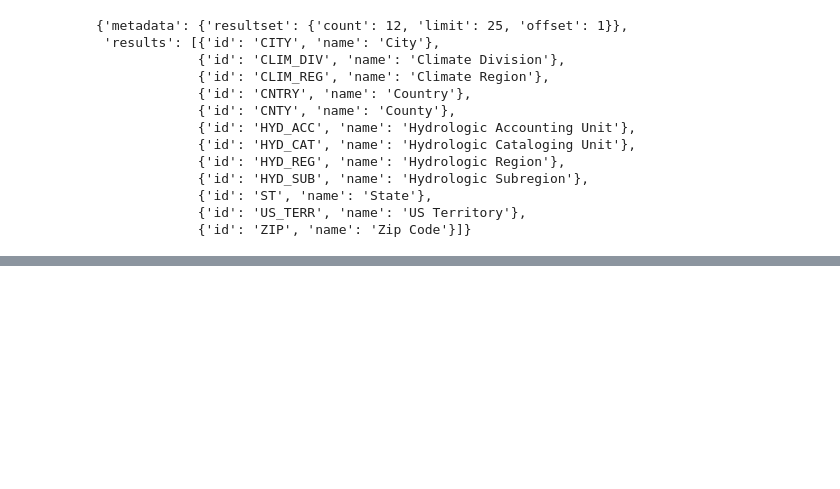
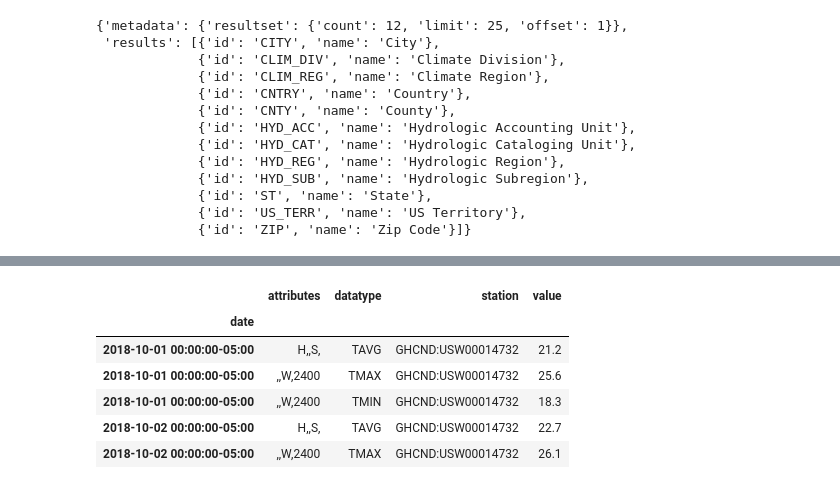
Before and after one commit to OfTheByteQuest/Data-Analytics-Learning-and-Projects, a Jupyter notebook: Chapter-3/Chapter-3.ipynb, the cells around one changed output, grey strips where cells are left out. Cells and saved outputs as stored; diff of their text form; code cells hidden in the pictures; blank space fills up the shorter version.

```diff
--- a/Chapter-3/Chapter-3.ipynb
+++ b/Chapter-3/Chapter-3.ipynb
@@ -347,0 +493,16 @@ FILE
+# %%
+eastern = pd.read_csv(
+   "/content/Data-Analytics-Learning-and-Projects/Chapter-3/Data/nyc_temperatures.csv",
+   index_col = 'date',
+   parse_dates=True,
+).tz_localize('EST')
+# %%
+eastern.head()
+# %% [output]
+|  | attributes | datatype | station | value |
+| date |  |  |  |  |
+| 2018-10-01 00:00:00-05:00 | H,,S, | TAVG | GHCND:USW00014732 | 21.2 |
+| 2018-10-01 00:00:00-05:00 | ,,W,2400 | TMAX | GHCND:USW00014732 | 25.6 |
+| 2018-10-01 00:00:00-05:00 | ,,W,2400 | TMIN | GHCND:USW00014732 | 18.3 |
+| 2018-10-02 00:00:00-05:00 | H,,S, | TAVG | GHCND:USW00014732 | 22.7 |
+| 2018-10-02 00:00:00-05:00 | ,,W,2400 | TMAX | GHCND:USW00014732 | 26.1 |
```
Also changed, not shown: parts of 40 cells of this notebook.
